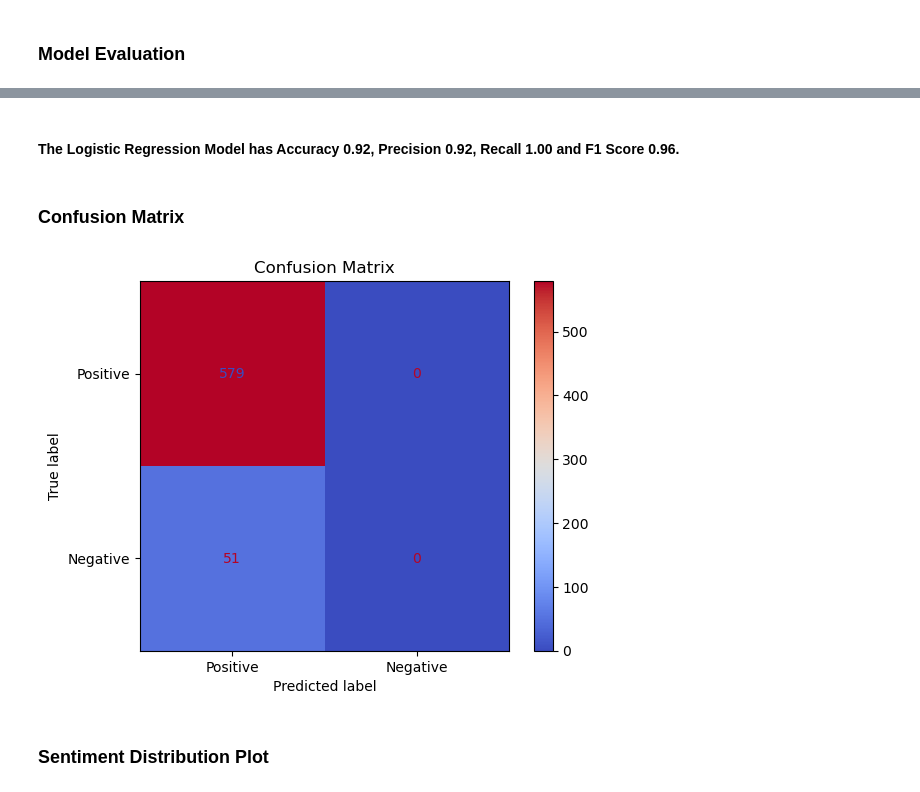
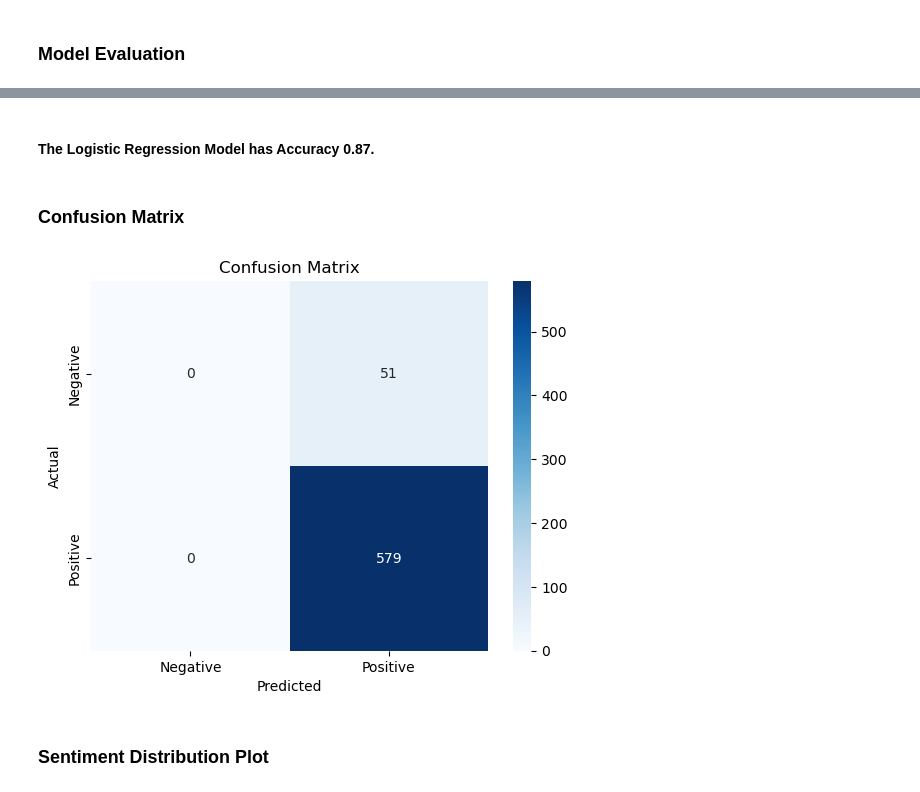
Before and after one commit to codehog96/NLP, a Jupyter notebook: Amazon sentiment sleuth .ipynb, the cells around one changed output, grey strips where cells are left out. Cells and saved outputs as stored; diff of their text form; code cells hidden in the pictures.

```diff
--- a/Amazon sentiment sleuth .ipynb
+++ b/Amazon sentiment sleuth .ipynb
@@ -215,3 +237,7 @@ data['cleaned_text'] = data['verified_reviews'].apply(preprocess_text)    #stori
+# %%
+# Convert labels to numbers
+label_map = {"Negative": 0, "Positive": 1}
+data["sentiment_label"] = data["sentiment"].map(label_map)
 # %%
 # Split dataset into training and testing sets
 X_train, X_test, y_train, y_test = train_test_split(data['cleaned_text'], data['sentiment'], test_size=0.2, random_state=42, stratify=data['sentiment'])
@@ -253,16 +279,19 @@ F1 Score: 0.96
 # %% [markdown]
-#### The Logistic Regression Model has Accuracy 0.92, Precision 0.92, Recall 1.00 and F1 Score 0.96.
+#### The Logistic Regression Model has Accuracy 0.87.
 # %% [markdown]
 ### Confusion Matrix
-# %%
-# Confusion matrix
-cm = confusion_matrix(y_test, y_pred, labels=['Positive', 'Negative'])
-disp = ConfusionMatrixDisplay(confusion_matrix=cm, display_labels=['Positive', 'Negative'])
-disp.plot(cmap='coolwarm')
-plt.title('Confusion Matrix')
-plt.show()
-# %% [output]
-[figure, removed]
+# %%
+#confusion matrix
+cm = confusion_matrix(y_test, y_pred)
+
+# Ploting the confusion matrix
+sns.heatmap(cm, annot=True, fmt="d", cmap="Blues", xticklabels=label_map.keys(), yticklabels=label_map.keys())
+plt.xlabel("Predicted")
+plt.ylabel("Actual")
+plt.title("Confusion Matrix")
+plt.show()
+# %% [output]
+[figure, added]
 # %% [markdown]
 ### Sentiment Distribution Plot
 # %%
```
Also changed, not shown: parts of 22 cells of this notebook.
